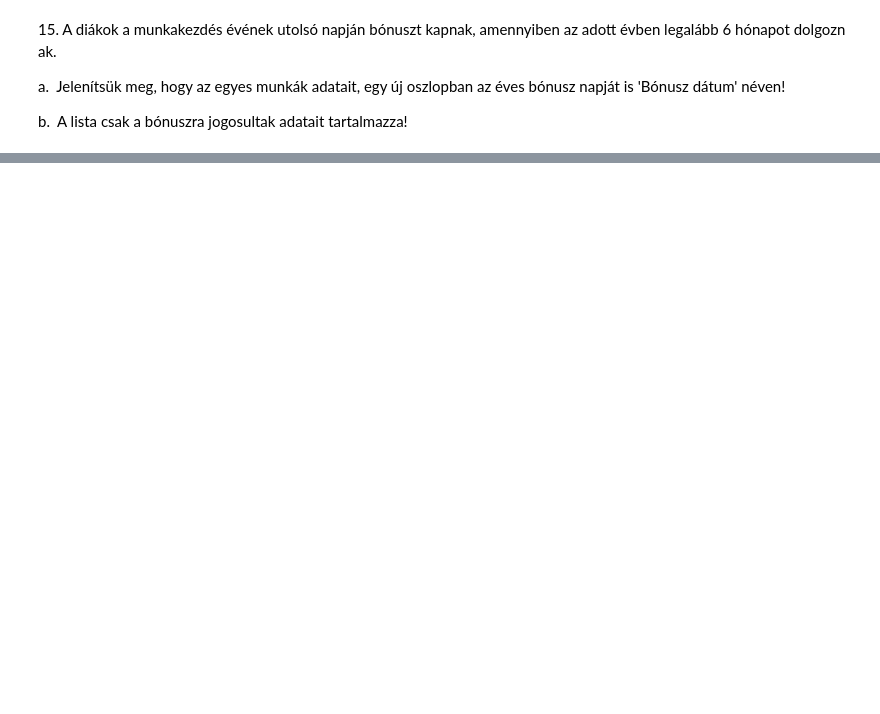
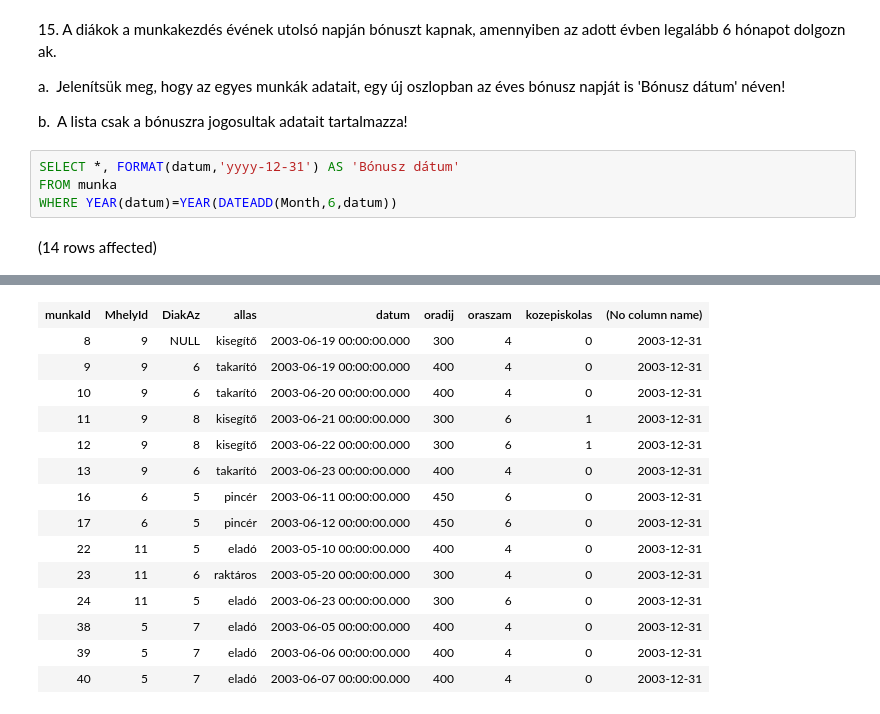
Before and after one commit to pkmate/Adatbazis, a Jupyter notebook: gyakorlat01_feladatok.ipynb, the cells around one changed output, grey strips where cells are left out. Drawn from its saved outputs; the diff is of its cells as text; blank space fills up the shorter version.

```diff
--- a/gyakorlat01_feladatok.ipynb
+++ b/gyakorlat01_feladatok.ipynb
@@ -327,3 +339,9 @@ a.  A listát szűrjük 1983.01.01 és 1987.06.01 között született
 a.  Jelenítsük meg, hogy az egyes munkák adatait, egy új oszlopban az éves bónusz napját is 'Bónusz dátum' néven!
 
 b.  A lista csak a bónuszra jogosultak adatait tartalmazza!
+# %%
+SELECT *, FORMAT(datum,'yyyy-12-31') AS 'Bónusz dátum'
+FROM munka
+WHERE YEAR(datum)=YEAR(DATEADD(Month,6,datum))
+# %% [output]
+(14 rows affected)
@@ -329,0 +349,15 @@ b.  A lista csak a bónuszra jogosultak adatait tartalmazza!
+| munkaId | MhelyId | DiakAz | allas | datum | oradij | oraszam | kozepiskolas | (No column name) |
+| 8 | 9 | NULL | kisegítő | 2003-06-19 00:00:00.000 | 300 | 4 | 0 | 2003-12-31 |
+| 9 | 9 | 6 | takarító | 2003-06-19 00:00:00.000 | 400 | 4 | 0 | 2003-12-31 |
+| 10 | 9 | 6 | takarító | 2003-06-20 00:00:00.000 | 400 | 4 | 0 | 2003-12-31 |
+| 11 | 9 | 8 | kisegítő | 2003-06-21 00:00:00.000 | 300 | 6 | 1 | 2003-12-31 |
+| 12 | 9 | 8 | kisegítő | 2003-06-22 00:00:00.000 | 300 | 6 | 1 | 2003-12-31 |
+| 13 | 9 | 6 | takarító | 2003-06-23 00:00:00.000 | 400 | 4 | 0 | 2003-12-31 |
+| 16 | 6 | 5 | pincér | 2003-06-11 00:00:00.000 | 450 | 6 | 0 | 2003-12-31 |
+| 17 | 6 | 5 | pincér | 2003-06-12 00:00:00.000 | 450 | 6 | 0 | 2003-12-31 |
+| 22 | 11 | 5 | eladó | 2003-05-10 00:00:00.000 | 400 | 4 | 0 | 2003-12-31 |
+| 23 | 11 | 6 | raktáros | 2003-05-20 00:00:00.000 | 300 | 4 | 0 | 2003-12-31 |
+| 24 | 11 | 5 | eladó | 2003-06-23 00:00:00.000 | 300 | 6 | 0 | 2003-12-31 |
+| 38 | 5 | 7 | eladó | 2003-06-05 00:00:00.000 | 400 | 4 | 0 | 2003-12-31 |
+| 39 | 5 | 7 | eladó | 2003-06-06 00:00:00.000 | 400 | 4 | 0 | 2003-12-31 |
+| 40 | 5 | 7 | eladó | 2003-06-07 00:00:00.000 | 400 | 4 | 0 | 2003-12-31 |
```
Also changed, not shown: parts of 2 cells of this notebook.
